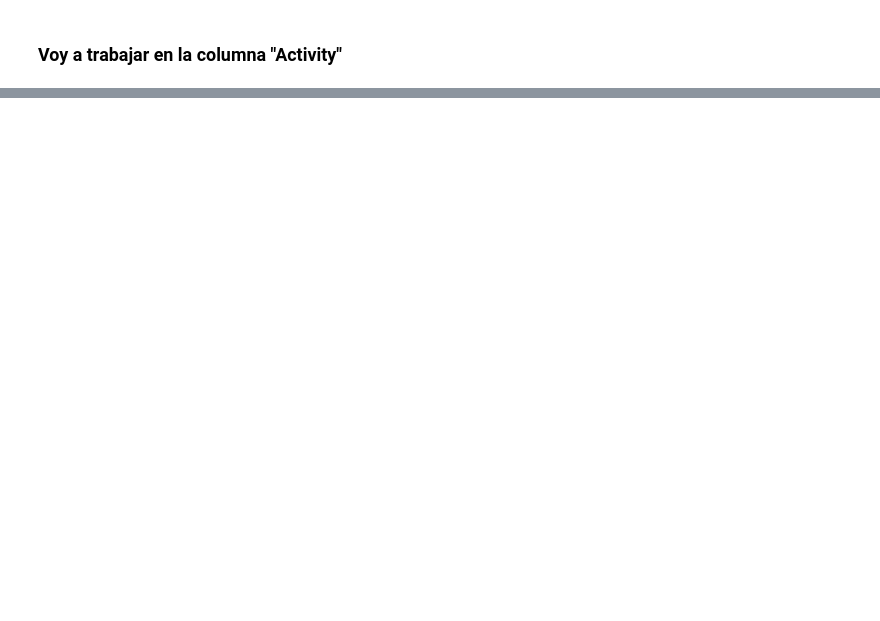
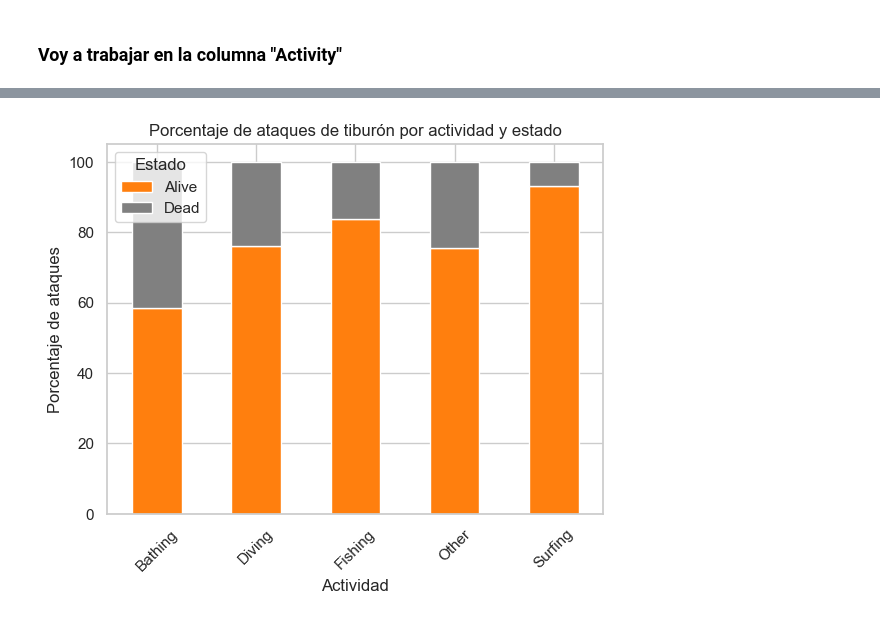
Before and after one commit to charlieciordia/-w2-pandas-Carlos-Ciordia, a Jupyter notebook: notebook/main.ipynb, the cells around one changed output, grey strips where cells are left out. Drawn from its saved outputs; the diff is of its cells as text; code cells hidden in the pictures; blank space fills up the shorter version.

```diff
--- a/notebook/main.ipynb
+++ b/notebook/main.ipynb
@@ -263,0 +541,34 @@ extract_fishing = lambda s: "Fishing" if "fishing" in s.lower() else s
+# %%
+
+# Supongamos que ya tienes un DataFrame 'df' con las columnas 'activity' y 'dead or alive'.
+
+# Primero, necesitas calcular las 5 actividades más comunes.
+top_activities = shark["Activity_clean"].value_counts().nlargest(5).index
+
+# Filtra el DataFrame para incluir solo las filas con las 5 actividades más comunes.
+df_filtered = shark[shark["Activity_clean"].isin(top_activities)]
+
+# Ahora, agrupa los datos por 'activity' y 'dead or alive' y cuenta las ocurrencias.
+data = shark_filtered.groupby(["Activity_clean", 'Dead or alive']).size().unstack()
+
+# Calcular el porcentaje de 'dead' y 'alive' para cada actividad.
+data_percentage = data.div(data.sum(axis=1), axis=0) * 100
+
+# Define los colores para las barras apiladas.
+colors = ['#ff7f0e', '#808080']  # Cambié el orden de los colores.
+
+# Crea el gráfico de barras apiladas con Seaborn.
+sns.set(style="whitegrid")
+ax = data_percentage.plot(kind='bar', stacked=True, color=colors)
+
+# Personaliza el gráfico.
+plt.title('Porcentaje de ataques de tiburón por actividad y estado')
+plt.xlabel('Actividad')
+plt.ylabel('Porcentaje de ataques')
+plt.legend(title='Estado', labels=['Alive', 'Dead'])
+plt.xticks(rotation=45)  # Rota las etiquetas del eje x para una mejor legibilidad.
+
+# Muestra el gráfico.
+plt.show()
+# %% [output]
+[figure, added]
```
Also changed, not shown: parts of 67 cells of this notebook.
